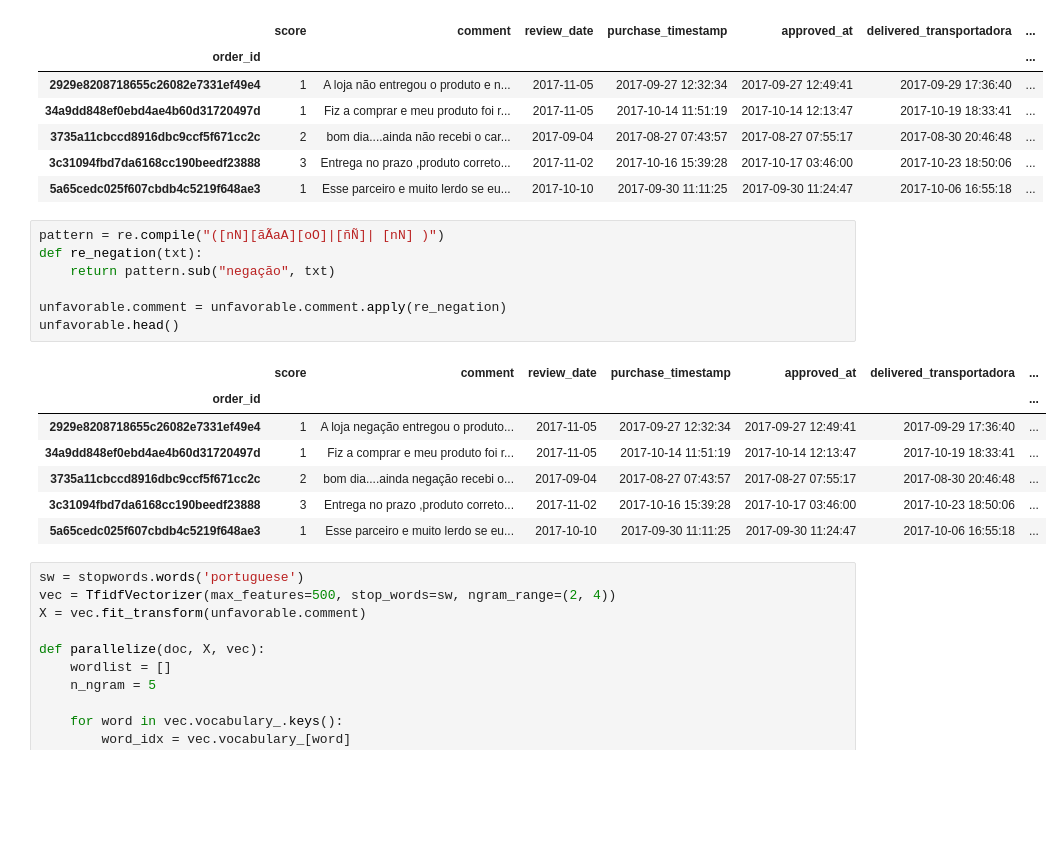
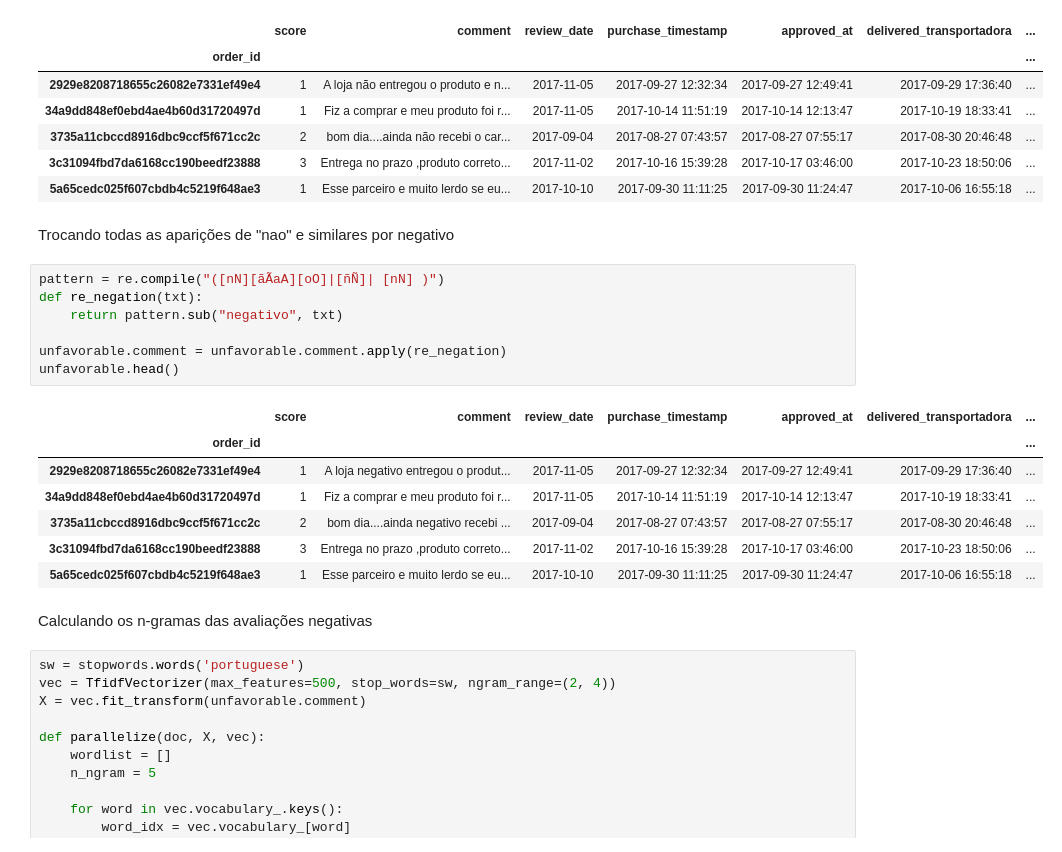
Before and after one commit to 4rfel/nlp, a Jupyter notebook: pi/pi.ipynb, the cells around one changed output. Drawn from its saved outputs; the diff is of its cells as text; blank space fills up the shorter version.

```diff
--- a/pi/pi.ipynb
+++ b/pi/pi.ipynb
@@ -97,21 +99,25 @@ unfavorable.head()
 | 3735a11cbccd8916dbc9ccf5f671cc2c | 2 | bom dia....ainda não recebi o car... | 2017-09-04 | 2017-08-27 07:43:57 | 2017-08-27 07:55:17 | 2017-08-30 20:46:48 | ... |
 | 3c31094fbd7da6168cc190beedf23888 | 3 | Entrega no prazo ,produto correto... | 2017-11-02 | 2017-10-16 15:39:28 | 2017-10-17 03:46:00 | 2017-10-23 18:50:06 | ... |
 | 5a65cedc025f607cbdb4c5219f648ae3 | 1 | Esse parceiro e muito lerdo se eu... | 2017-10-10 | 2017-09-30 11:11:25 | 2017-09-30 11:24:47 | 2017-10-06 16:55:18 | ... |
+# %% [markdown]
+Trocando todas as aparições de "nao" e similares por negativo
 # %%
 pattern = re.compile("([nN][ãÃaA][oO]|[ñÑ]| [nN] )")
 def re_negation(txt):
-    return pattern.sub("negação", txt)
+    return pattern.sub("negativo", txt)
 
 unfavorable.comment = unfavorable.comment.apply(re_negation)
 unfavorable.head()
 # %% [output]
 |  | score | comment | review_date | purchase_timestamp | approved_at | delivered_transportadora | ... |
 | order_id |  |  |  |  |  |  | ... |
-| 2929e8208718655c26082e7331ef49e4 | 1 | A loja negação entregou o produto... | 2017-11-05 | 2017-09-27 12:32:34 | 2017-09-27 12:49:41 | 2017-09-29 17:36:40 | ... |
+| 2929e8208718655c26082e7331ef49e4 | 1 | A loja negativo entregou o produt... | 2017-11-05 | 2017-09-27 12:32:34 | 2017-09-27 12:49:41 | 2017-09-29 17:36:40 | ... |
 | 34a9dd848ef0ebd4ae4b60d31720497d | 1 | Fiz a comprar e meu produto foi r... | 2017-11-05 | 2017-10-14 11:51:19 | 2017-10-14 12:13:47 | 2017-10-19 18:33:41 | ... |
-| 3735a11cbccd8916dbc9ccf5f671cc2c | 2 | bom dia....ainda negação recebi o... | 2017-09-04 | 2017-08-27 07:43:57 | 2017-08-27 07:55:17 | 2017-08-30 20:46:48 | ... |
+| 3735a11cbccd8916dbc9ccf5f671cc2c | 2 | bom dia....ainda negativo recebi ... | 2017-09-04 | 2017-08-27 07:43:57 | 2017-08-27 07:55:17 | 2017-08-30 20:46:48 | ... |
 | 3c31094fbd7da6168cc190beedf23888 | 3 | Entrega no prazo ,produto correto... | 2017-11-02 | 2017-10-16 15:39:28 | 2017-10-17 03:46:00 | 2017-10-23 18:50:06 | ... |
 | 5a65cedc025f607cbdb4c5219f648ae3 | 1 | Esse parceiro e muito lerdo se eu... | 2017-10-10 | 2017-09-30 11:11:25 | 2017-09-30 11:24:47 | 2017-10-06 16:55:18 | ... |
+# %% [markdown]
+Calculando os n-gramas das avaliações negativas
 # %%
 sw = stopwords.words('portuguese')
 vec = TfidfVectorizer(max_features=500, stop_words=sw, ngram_range=(2, 4))
```
Also changed, not shown: parts of 21 cells of this notebook.
